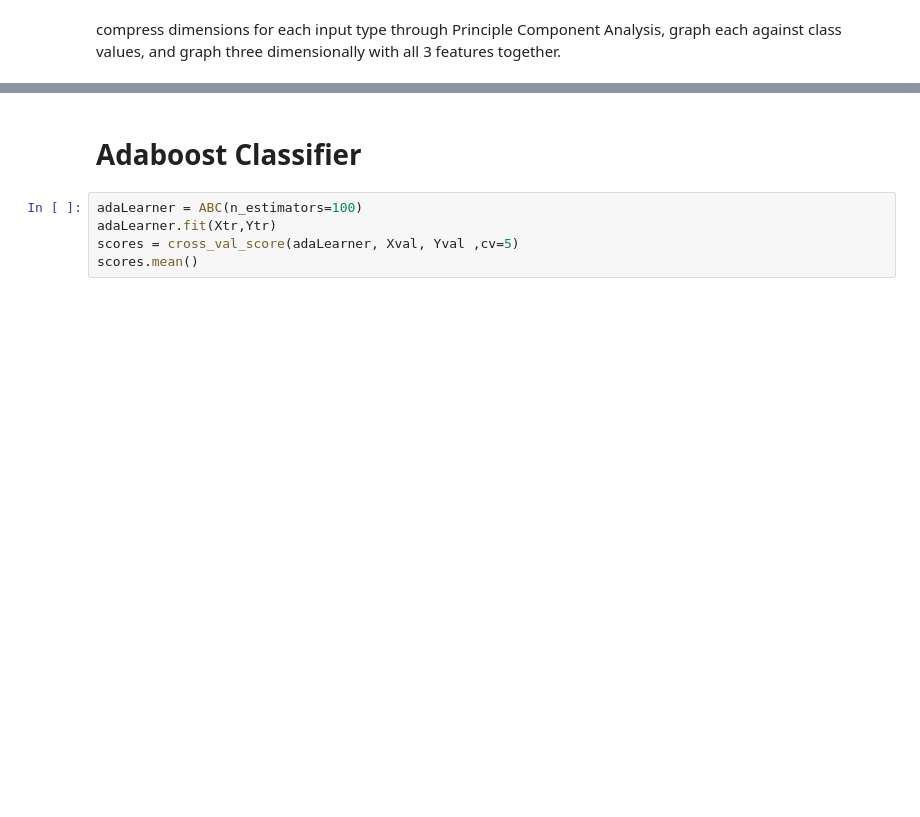
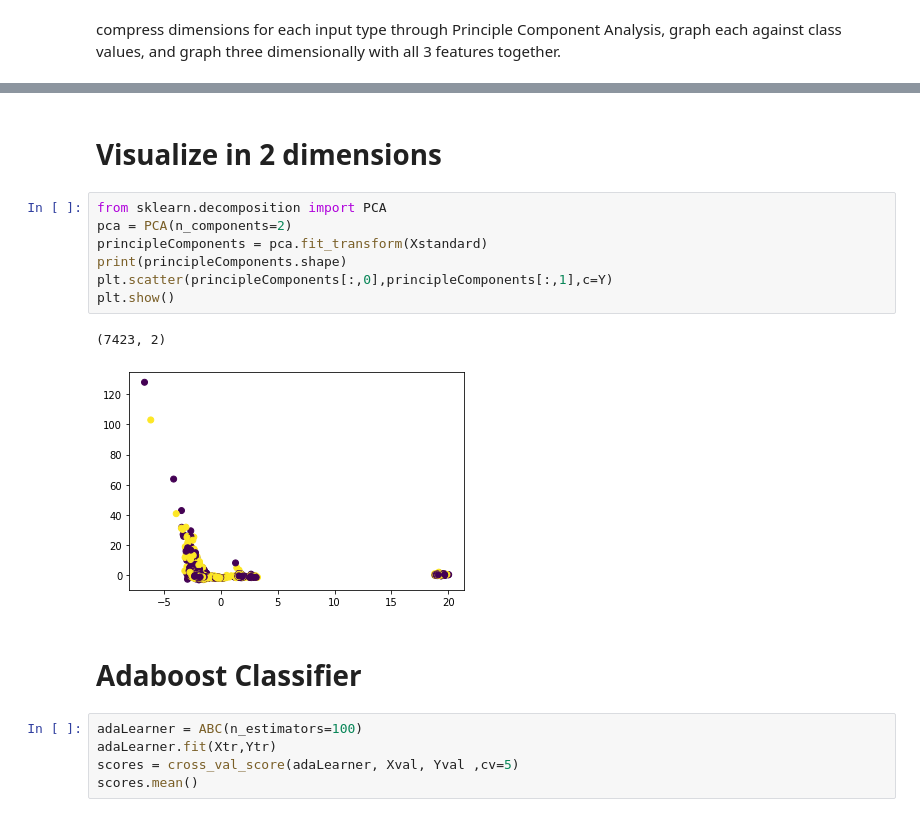
Before and after one commit to MartinMurata/CustomerAnalytics, a Jupyter notebook: CustomerAnalytics.ipynb, the cells around one changed output, grey strips where cells are left out. Cells and saved outputs as stored; diff of their text form; blank space fills up the shorter version.

```diff
--- a/CustomerAnalytics.ipynb
+++ b/CustomerAnalytics.ipynb
@@ -56,3 +88,15 @@ def kaggle_submit(name,yhat):
+# %% [markdown]
+#  Visualize  in 2 dimensions
+# %%
+from sklearn.decomposition import PCA
+pca = PCA(n_components=2)
+principleComponents = pca.fit_transform(Xstandard)
+print(principleComponents.shape)
+plt.scatter(principleComponents[:,0],principleComponents[:,1],c=Y)
+plt.show()
+# %% [output]
+(7423, 2)
+[figure, added]
 # %% [markdown]
 # Adaboost Classifier
 # %%
```
Also changed, not shown: parts of 20 cells of this notebook, 1 other file.
